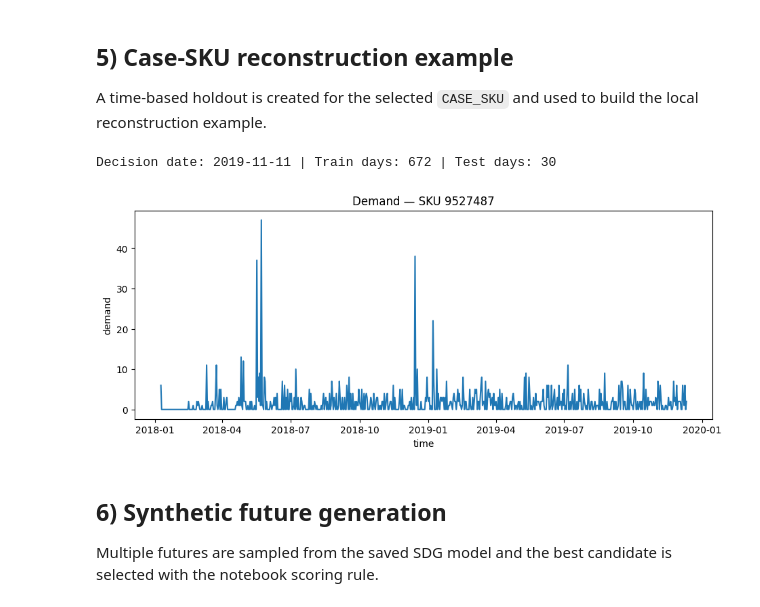
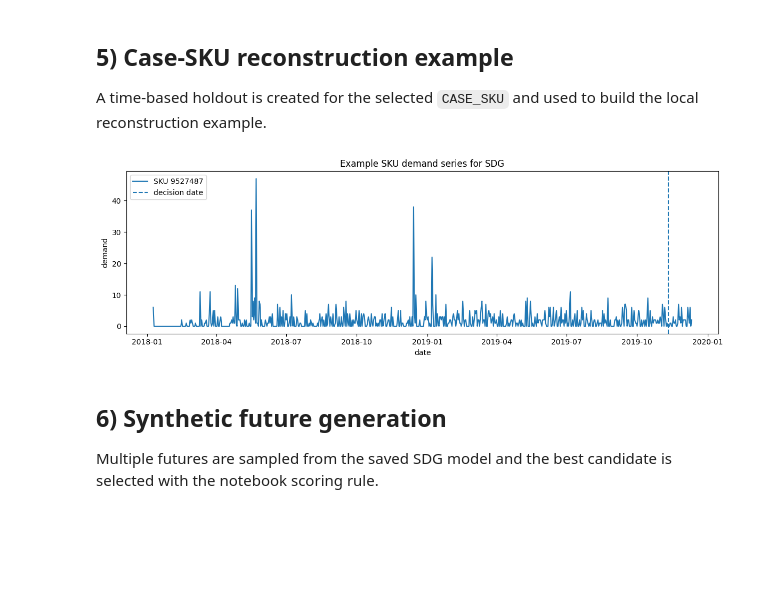
Before and after one commit to alexgrigoras/dif-pi, a Jupyter notebook: sdg-validation.ipynb, the cells around one changed output. Saved outputs shown, nothing was run; the diff lists cells and outputs as text; code cells hidden in the pictures; blank space fills up the shorter version.

```diff
--- a/sdg-validation.ipynb
+++ b/sdg-validation.ipynb
@@ -290,33 +288,50 @@ MODEL_BACKEND: lora
 
 A time-based holdout is created for the selected `CASE_SKU` and used to build the local reconstruction example.
 # %%
-def make_daily_series(df, sku):
-    g = df[df[SKU_COL].astype(str) == str(sku)].copy()
-    g = g.sort_values(TIME_COL).set_index(TIME_COL)
-    full = pd.date_range(g.index.min(), g.index.max(), freq='D')
-    g = g.reindex(full)
-    g.index.name = TIME_COL
-    if PRICE_COL in g.columns:
-        g[PRICE_COL] = g[PRICE_COL].ffill()
-    g[DEMAND_COL] = g[DEMAND_COL].fillna(0.0)
-    g = g.reset_index()
-    return g
+# Case-study helpers
+def build_case_payload(sku_df):
+    """Build the context/future payload for the case SKU."""
+    case_sku = str(sku_df[SKU_COL].iloc[0])
+    sku_df = sku_df.sort_values(TIME_COL).reset_index(drop=True)
 
-case_df = make_daily_series(panel, CASE_SKU)
-DECISION_DATE = case_df[TIME_COL].max() - pd.Timedelta(days=HORIZON)
-case_train = case_df[case_df[TIME_COL] <= DECISION_DATE].copy()
-case_test = case_df[case_df[TIME_COL] > DECISION_DATE].copy()
+    decision_date = sku_df[TIME_COL].max() - pd.Timedelta(days=PREDICTION_LENGTH)
+    train_df = sku_df[sku_df[TIME_COL] <= decision_date].copy()
+    test_df = sku_df[sku_df[TIME_COL] > decision_date].copy()
 
-print(f"Decision date: {DECISION_DATE.date()} | Train days: {len(case_train)} | Test days: {len(case_test)}")
+    if len(train_df) < CONTEXT_LENGTH:
+        raise ValueError(f"Case SKU {case_sku} has insufficient history: {len(train_df)} < {CONTEXT_LENGTH}")
+    if len(test_df) < PREDICTION_LENGTH:
+        raise ValueError(f"Case SKU {case_sku} has insufficient future horizon: {len(test_df)} < {PREDICTION_LENGTH}")
 
-plt.figure(figsize=(11, 4))
-plt.plot(case_df[TIME_COL], case_df[DEMAND_COL])
-plt.title(f'Demand — SKU {CASE_SKU}')
-plt.xlabel('time'); plt.ylabel('demand')
+    return {
+        "sku": case_sku,
+        "decision_date": decision_date,
+        "train_df": train_df,
+        "test_df": test_df,
+        "context_values": train_df[DEMAND_COL].astype(float).values[-CONTEXT_LENGTH:],
+        "future_values": test_df[DEMAND_COL].astype(float).values[:PREDICTION_LENGTH],
+        "real_future": test_df[DEMAND_COL].astype(float).values[:PREDICTION_LENGTH],
+        "context_dates": train_df[TIME_COL].iloc[-CONTEXT_LENGTH:].tolist(),
+        "future_dates": test_df[TIME_COL].iloc[:PREDICTION_LENGTH].tolist(),
+    }
+
+case_df = make_daily_series(panel, str(CASE_SKU), SKU_COL, TIME_COL, PRICE_COL, DEMAND_COL)
+case_payload = build_case_payload(case_df)
+case_train = case_payload["train_df"]
+case_test = case_payload["test_df"]
+DECISION_DATE = case_payload["decision_date"]
+
+plt.figure(figsize=(12, 4))
+plt.plot(case_df[TIME_COL], case_df[DEMAND_COL], label=f"SKU {CASE_SKU}")
+plt.axvline(DECISION_DATE, linestyle="--", label="decision date")
+plt.title("Example SKU demand series for SDG")
+plt.xlabel("date")
+plt.ylabel("demand")
+plt.legend()
+plt.tight_layout()
 plt.show()
 # %% [output]
-Decision date: 2019-11-11 | Train days: 672 | Test days: 30
-[figure, old version]
+[figure, new version]
 # %% [markdown]
 ## 6) Synthetic future generation
 
```
Also changed, not shown: parts of 32 cells of this notebook, 6 other files.
